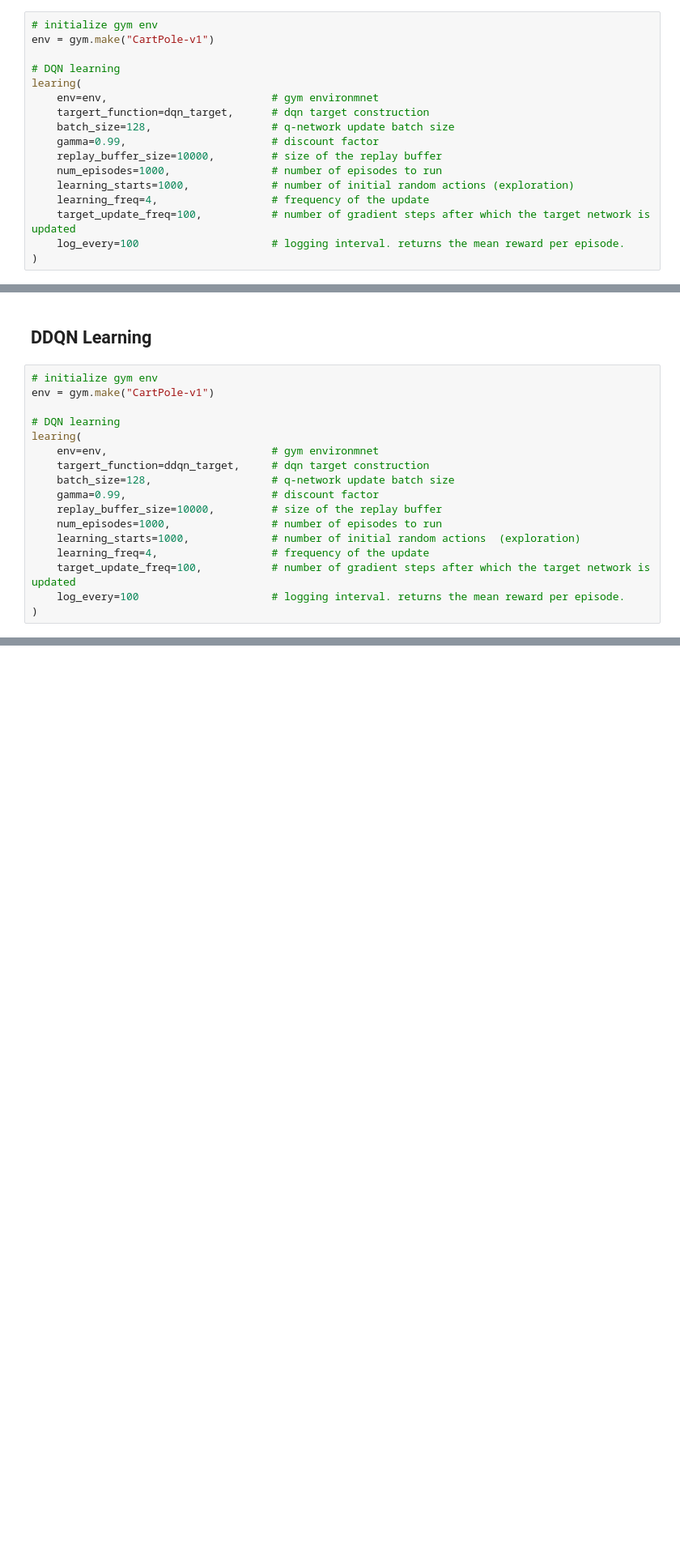
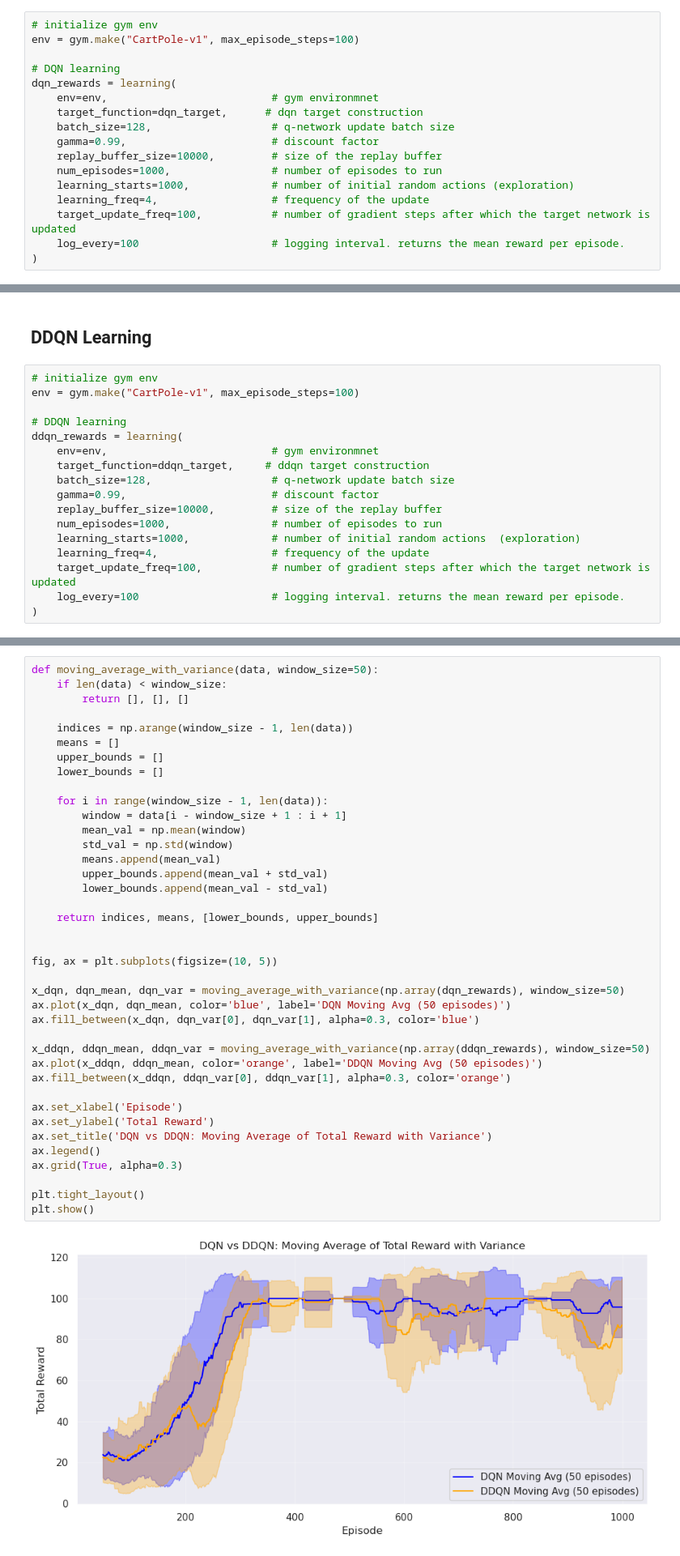
Before and after one commit to cs-pub-ro/MAS, a Jupyter notebook: lab7-deep-qlearning/code/(D)DQN.ipynb, the cells around one changed output, grey strips where cells are left out. Shown at 81% size. Cells and saved outputs as stored; diff of their text form; blank space fills up the shorter version.

```diff
--- a/lab7-deep-qlearning/code/(D)DQN.ipynb
+++ b/lab7-deep-qlearning/code/(D)DQN.ipynb
@@ -388,12 +393,12 @@ def learing(
 ## DQN Learning
 # %%
 # initialize gym env
-env = gym.make("CartPole-v1")
+env = gym.make("CartPole-v1", max_episode_steps=100)
 
 # DQN learning
-learing(
+dqn_rewards = learning(
     env=env,                          # gym environmnet
-    targert_function=dqn_target,      # dqn target construction
+    target_function=dqn_target,      # dqn target construction
     batch_size=128,                   # q-network update batch size
     gamma=0.99,                       # discount factor
     replay_buffer_size=10000,         # size of the replay buffer
@@ -407,12 +423,12 @@ learing(
 ## DDQN Learning
 # %%
 # initialize gym env
-env = gym.make("CartPole-v1")
+env = gym.make("CartPole-v1", max_episode_steps=100)
 
-# DQN learning
-learing(
+# DDQN learning
+ddqn_rewards = learning(
     env=env,                          # gym environmnet
-    targert_function=ddqn_target,     # dqn target construction
+    target_function=ddqn_target,     # ddqn target construction
     batch_size=128,                   # q-network update batch size
     gamma=0.99,                       # discount factor
     replay_buffer_size=10000,         # size of the replay buffer
@@ -424,0 +454,41 @@ learing(
+# %%
+def moving_average_with_variance(data, window_size=50):
+    if len(data) < window_size:
+        return [], [], []
+
+    indices = np.arange(window_size - 1, len(data))
+    means = []
+    upper_bounds = []
+    lower_bounds = []
+
+    for i in range(window_size - 1, len(data)):
+        window = data[i - window_size + 1 : i + 1]
+        mean_val = np.mean(window)
+        std_val = np.std(window)
+        means.append(mean_val)
+        upper_bounds.append(mean_val + std_val)
+        lower_bounds.append(mean_val - std_val)
+
+    return indices, means, [lower_bounds, upper_bounds]
+
+
+fig, ax = plt.subplots(figsize=(10, 5))
+
+x_dqn, dqn_mean, dqn_var = moving_average_with_variance(np.array(dqn_rewards), window_size=50)
+ax.plot(x_dqn, dqn_mean, color='blue', label='DQN Moving Avg (50 episodes)')
+ax.fill_between(x_dqn, dqn_var[0], dqn_var[1], alpha=0.3, color='blue')
+
+x_ddqn, ddqn_mean, ddqn_var = moving_average_with_variance(np.array(ddqn_rewards), window_size=50)
+ax.plot(x_ddqn, ddqn_mean, color='orange', label='DDQN Moving Avg (50 episodes)')
+ax.fill_between(x_ddqn, ddqn_var[0], ddqn_var[1], alpha=0.3, color='orange')
+
+ax.set_xlabel('Episode')
+ax.set_ylabel('Total Reward')
+ax.set_title('DQN vs DDQN: Moving Average of Total Reward with Variance')
+ax.legend()
+ax.grid(True, alpha=0.3)
+
+plt.tight_layout()
+plt.show()
+# %% [output]
+[figure, added]
```
Also changed, not shown: parts of 5 cells of this notebook, 25 other files.
